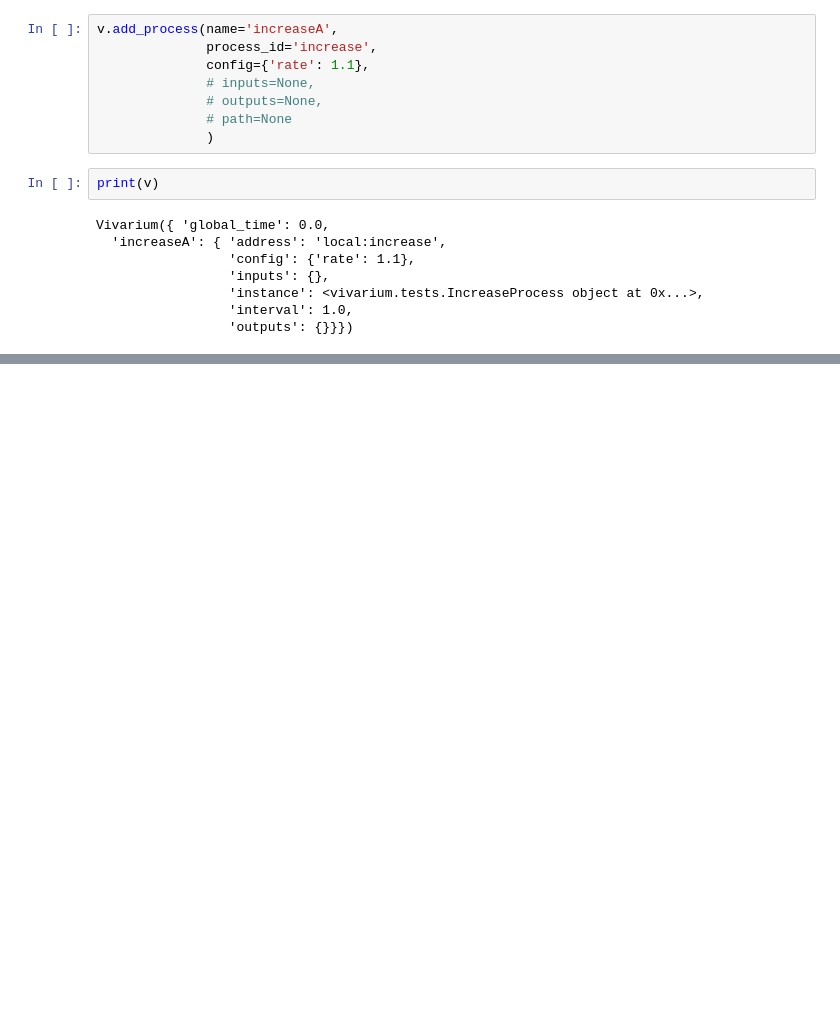
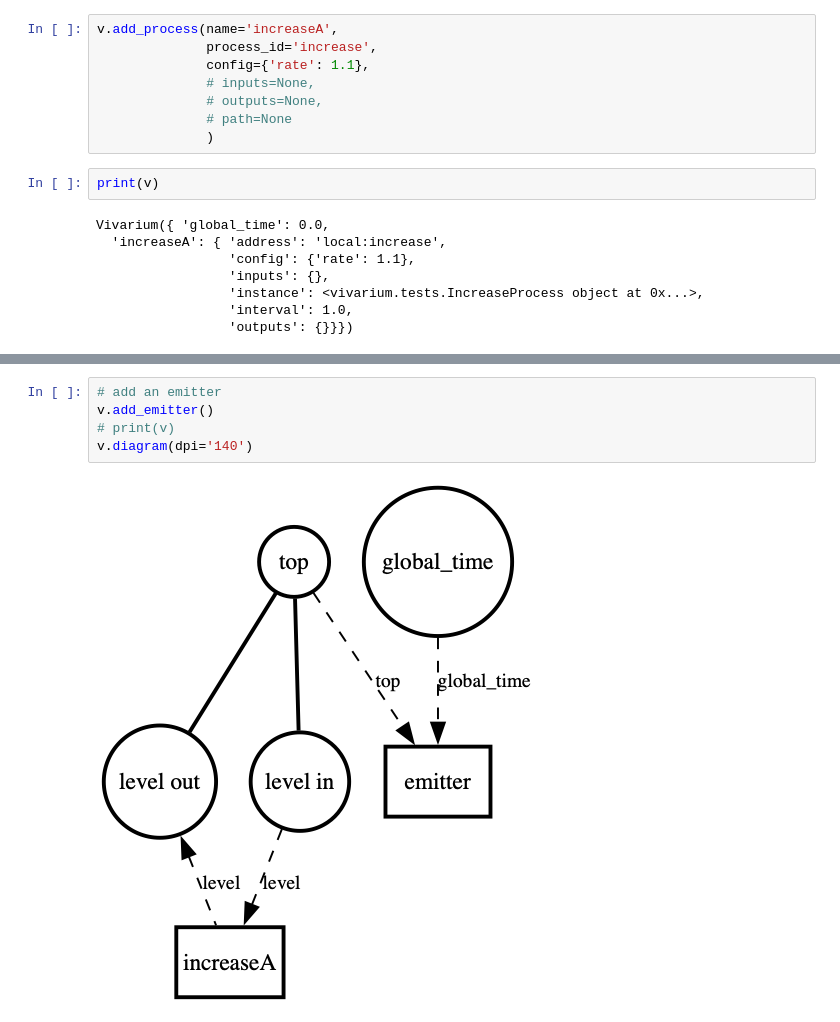
Before and after one commit to vivarium-collective/vivarium-interface, a Jupyter notebook: vivarium/notebooks/demo.ipynb, the cells around one changed output, grey strips where cells are left out. Cells and saved outputs as stored; diff of their text form; blank space fills up the shorter version.

```diff
--- a/vivarium/notebooks/demo.ipynb
+++ b/vivarium/notebooks/demo.ipynb
@@ -59,0 +58,7 @@ v.generate()
+# %%
+# add an emitter
+v.add_emitter()
+# print(v)
+v.diagram(dpi='140')
+# %% [output]
+[figure, added]
```
Also changed, not shown: parts of 11 cells of this notebook, 2 other files.
